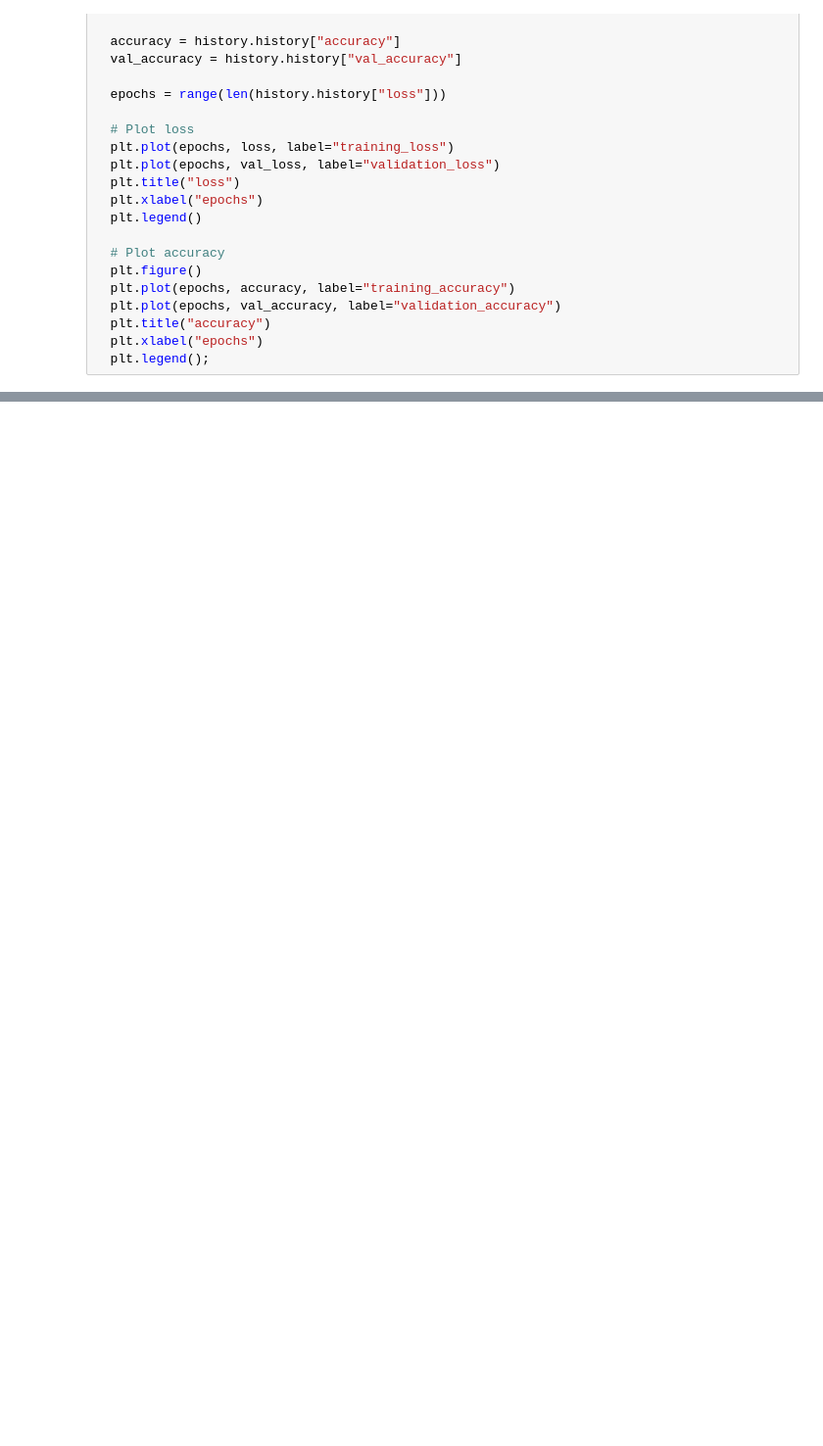
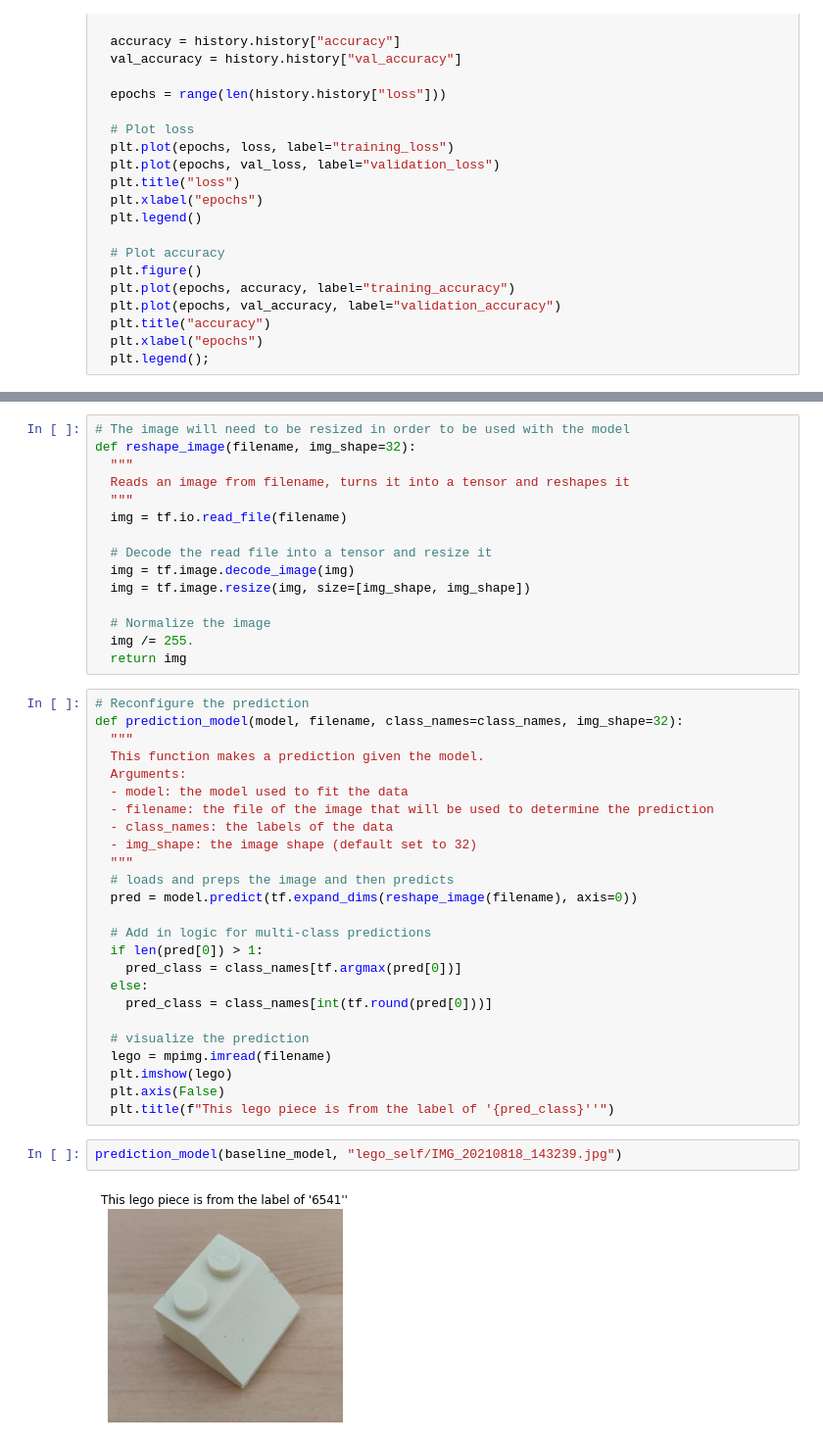
Before and after one commit to LepronlineR/TensorFlow-Projects, a Jupyter notebook: lego_bricks_classification.ipynb, the cells around one changed output, grey strips where cells are left out. Shown at 98% size. Saved outputs shown, nothing was run; the diff lists cells and outputs as text; blank space fills up the shorter version.

```diff
--- a/lego_bricks_classification.ipynb
+++ b/lego_bricks_classification.ipynb
@@ -264,0 +346,44 @@ plot_loss_curves(history_baseline_model)
+# %%
+# The image will need to be resized in order to be used with the model
+def reshape_image(filename, img_shape=32):
+  """
+  Reads an image from filename, turns it into a tensor and reshapes it
+  """
+  img = tf.io.read_file(filename)
+
+  # Decode the read file into a tensor and resize it
+  img = tf.image.decode_image(img)
+  img = tf.image.resize(img, size=[img_shape, img_shape])
+
+  # Normalize the image
+  img /= 255.
+  return img
+# %%
+# Reconfigure the prediction
+def prediction_model(model, filename, class_names=class_names, img_shape=32):
+  """
+  This function makes a prediction given the model.
+  Arguments:
+  - model: the model used to fit the data
+  - filename: the file of the image that will be used to determine the prediction
+  - class_names: the labels of the data
+  - img_shape: the image shape (default set to 32)
+  """
+  # loads and preps the image and then predicts
+  pred = model.predict(tf.expand_dims(reshape_image(filename), axis=0))
+
+  # Add in logic for multi-class predictions
+  if len(pred[0]) > 1:
+    pred_class = class_names[tf.argmax(pred[0])]
+  else:
+    pred_class = class_names[int(tf.round(pred[0]))]
+
+  # visualize the prediction
+  lego = mpimg.imread(filename)
+  plt.imshow(lego)
+  plt.axis(False)
+  plt.title(f"This lego piece is from the label of '{pred_class}''")
+# %%
+prediction_model(baseline_model, "lego_self/IMG_20210818_143239.jpg")
+# %% [output]
+[figure, added]
```
Also changed, not shown: parts of 20 cells of this notebook.
